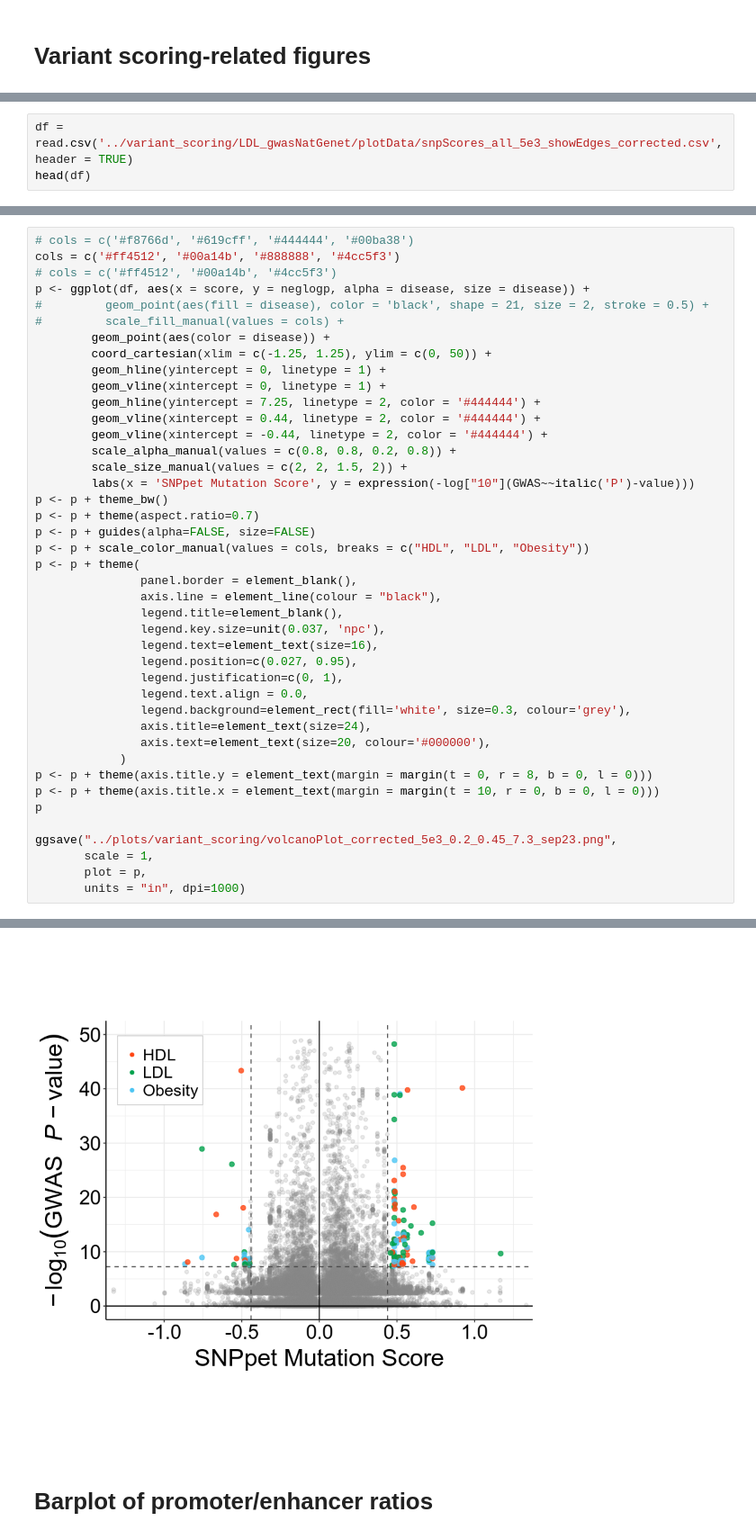
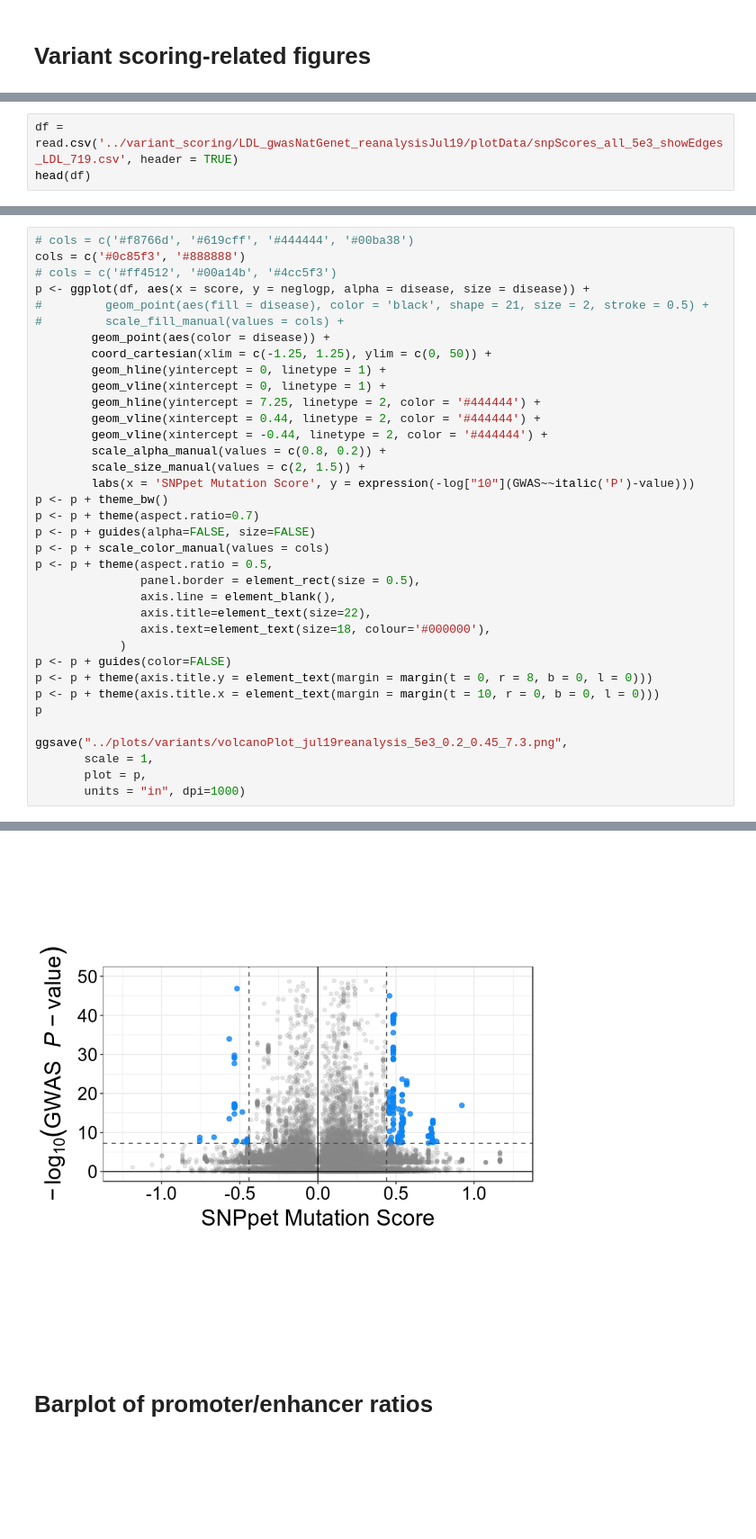
Before and after one commit to kundajelab/mpra, a Jupyter notebook: deeplearn/scripts/ggplot2 visualizations.ipynb, the cells around one changed output, grey strips where cells are left out. Shown at 90% size. Saved outputs shown, nothing was run; the diff lists cells and outputs as text; blank space fills up the shorter version.

```diff
--- a/deeplearn/scripts/ggplot2 visualizations.ipynb
+++ b/deeplearn/scripts/ggplot2 visualizations.ipynb
@@ -153,5 +199,5 @@ Saving 6.67 x 6.67 in image
 # %%
-df = read.csv('../variant_scoring/LDL_gwasNatGenet/plotData/snpScores_all_5e3_showEdges_corrected.csv', header = TRUE)
+df = read.csv('../variant_scoring/LDL_gwasNatGenet_reanalysisJul19/plotData/snpScores_all_5e3_showEdges_LDL_719.csv', header = TRUE)
 head(df)
 # %% [output]
 | X | abspercent | absscore | colored | disease | ldblocksize | neglogp | notsig | percent | pval | score | ... |
@@ -164,48 +210,42 @@ head(df)
 # %%
 # cols = c('#f8766d', '#619cff', '#444444', '#00ba38')
-cols = c('#ff4512', '#00a14b', '#888888', '#4cc5f3')
+cols = c('#0c85f3', '#888888')
 # cols = c('#ff4512', '#00a14b', '#4cc5f3')
 p <- ggplot(df, aes(x = score, y = neglogp, alpha = disease, size = disease)) +
 #         geom_point(aes(fill = disease), color = 'black', shape = 21, size = 2, stroke = 0.5) +
 #         scale_fill_manual(values = cols) +
         geom_point(aes(color = disease)) +
         coord_cartesian(xlim = c(-1.25, 1.25), ylim = c(0, 50)) +
         geom_hline(yintercept = 0, linetype = 1) +
         geom_vline(xintercept = 0, linetype = 1) +
         geom_hline(yintercept = 7.25, linetype = 2, color = '#444444') +
         geom_vline(xintercept = 0.44, linetype = 2, color = '#444444') +
         geom_vline(xintercept = -0.44, linetype = 2, color = '#444444') +
-        scale_alpha_manual(values = c(0.8, 0.8, 0.2, 0.8)) +
-        scale_size_manual(values = c(2, 2, 1.5, 2)) +
+        scale_alpha_manual(values = c(0.8, 0.2)) +
+        scale_size_manual(values = c(2, 1.5)) +
         labs(x = 'SNPpet Mutation Score', y = expression(-log["10"](GWAS~~italic('P')-value)))
 p <- p + theme_bw()
 p <- p + theme(aspect.ratio=0.7)
 p <- p + guides(alpha=FALSE, size=FALSE)
-p <- p + scale_color_manual(values = cols, breaks = c("HDL", "LDL", "Obesity"))
-p <- p + theme(
-               panel.border = element_blank(),
-               axis.line = element_line(colour = "black"),
-               legend.title=element_blank(),
-               legend.key.size=unit(0.037, 'npc'),
-               legend.text=element_text(size=16),
-               legend.position=c(0.027, 0.95),
-               legend.justification=c(0, 1),
-               legend.text.align = 0.0,
-               legend.background=element_rect(fill='white', size=0.3, colour='grey'),
-               axis.title=element_text(size=24),
-               axis.text=element_text(size=20, colour='#000000'),
+p <- p + scale_color_manual(values = cols)
+p <- p + theme(aspect.ratio = 0.5,
+               panel.border = element_rect(size = 0.5),
+               axis.line = element_blank(),
+               axis.title=element_text(size=22),
+               axis.text=element_text(size=18, colour='#000000'),
             )
+p <- p + guides(color=FALSE)
 p <- p + theme(axis.title.y = element_text(margin = margin(t = 0, r = 8, b = 0, l = 0)))
 p <- p + theme(axis.title.x = element_text(margin = margin(t = 10, r = 0, b = 0, l = 0)))
 p
 
-ggsave("../plots/variant_scoring/volcanoPlot_corrected_5e3_0.2_0.45_7.3_sep23.png",
+ggsave("../plots/variants/volcanoPlot_jul19reanalysis_5e3_0.2_0.45_7.3.png",
        scale = 1,
        plot = p,
        units = "in", dpi=1000)
 # %% [output]
 Saving 6.67 x 6.67 in image
-[figure, old version]
+[figure, new version]
 # %% [markdown]
 # Barplot of promoter/enhancer ratios
 # %%
```
Also changed, not shown: parts of 5 cells of this notebook, 14 other files.
